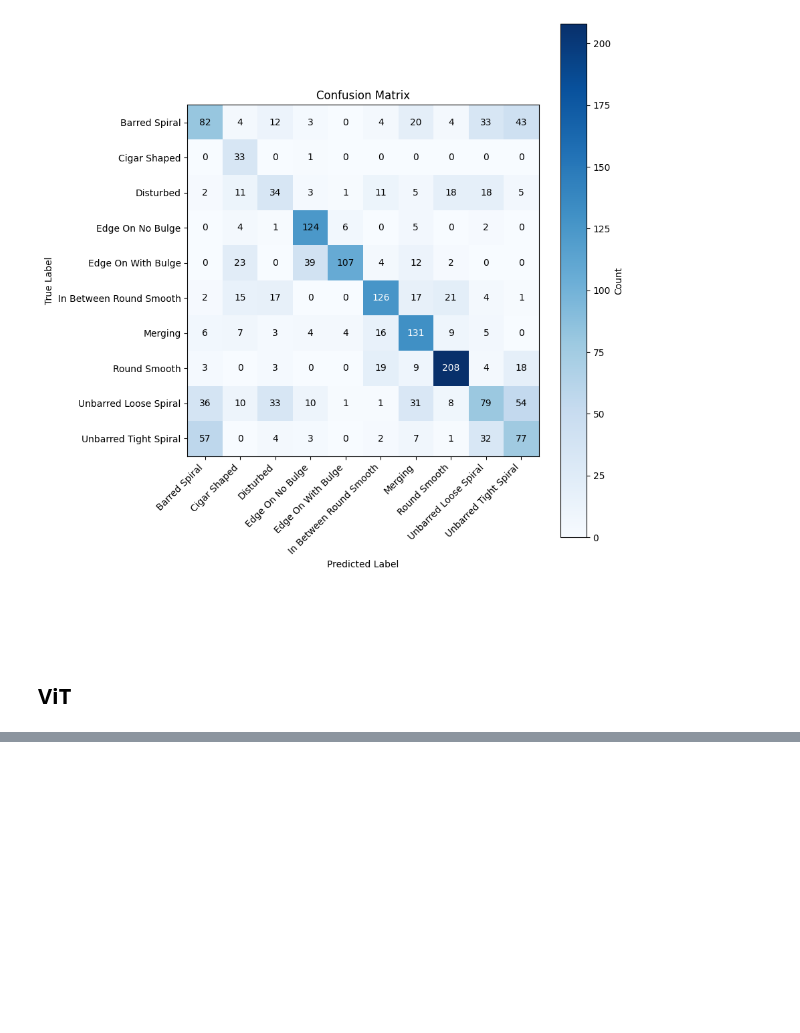
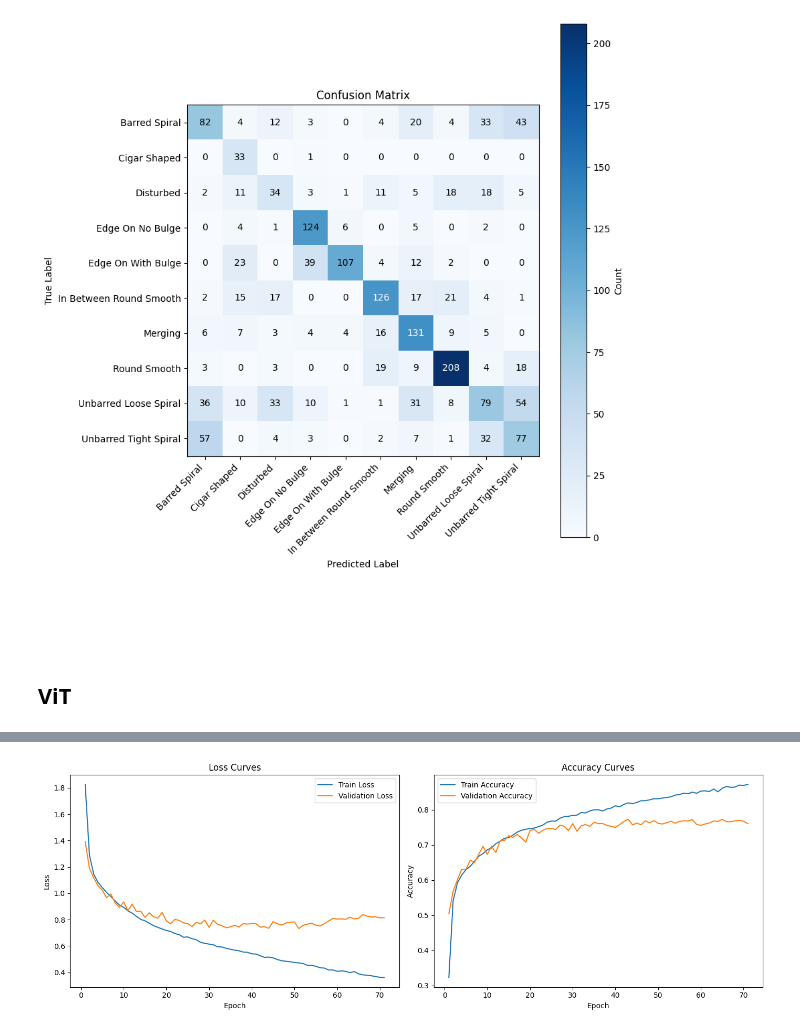
Before and after one commit to CheekyRishi/galaxy_morphology_classification, a Jupyter notebook: notebooks/train_and_evaluate.ipynb, the cells around one changed output, grey strips where cells are left out. Saved outputs shown, nothing was run; the diff lists cells and outputs as text; code cells hidden in the pictures; blank space fills up the shorter version.

Commit message:
Train ViT on unbalanced dataset and evaluation

```diff
--- a/notebooks/train_and_evaluate.ipynb
+++ b/notebooks/train_and_evaluate.ipynb
@@ -1198,0 +1229,36 @@ plot_confusion_matrix(labels=test_results["labels"],
+# %%
+ViT = VisionTransformer(config).to(device)
+
+loss_fn = torch.nn.CrossEntropyLoss()
+optimizer = torch.optim.AdamW(ViT.parameters(),lr=5e-5,weight_decay=1e-4) #ViTs are sensitive to weight decay. This matches transformer best practice
+# %%
+early_stopping = EarlyStopping(
+    patience=20,
+    min_delta=1e-4
+)
+# %%
+train_loader, val_loader, test_loader = dataloader_vit(
+    data_dir=DATA_DIR,
+    class_names=CLASS_NAMES,
+    image_size=IMAGE_SIZE,
+    patch_size=PATCH_SIZE,
+    batch_size=BATCH_SIZE,
+    train_transform=get_vit_train_transform(image_size=IMAGE_SIZE),
+    eval_transform=get_vit_eval_transform(image_size=IMAGE_SIZE),
+    validation=True,
+    num_workers=NUM_WORKERS
+)
+# %%
+results, best_epoch = train_vit(
+    model=ViT,
+    train_dataloader=train_loader,
+    eval_dataloader=val_loader,
+    optimizer=optimizer,
+    loss_fn=loss_fn,
+    epochs=150,
+    device=device,
+    early_stopping=early_stopping,
+    checkpoint_path="../checkpoints/vit/vit_best.pth",
+    verbose=True,
+    validation=True
+)
@@ -1198,0 +1283,4 @@ plot_confusion_matrix(labels=test_results["labels"],
+# %%
+plot_acc_loss_curves(results=results,validation=True)
+# %% [output]
+[figure, added]
```
Also changed, not shown: parts of 7 cells of this notebook.
